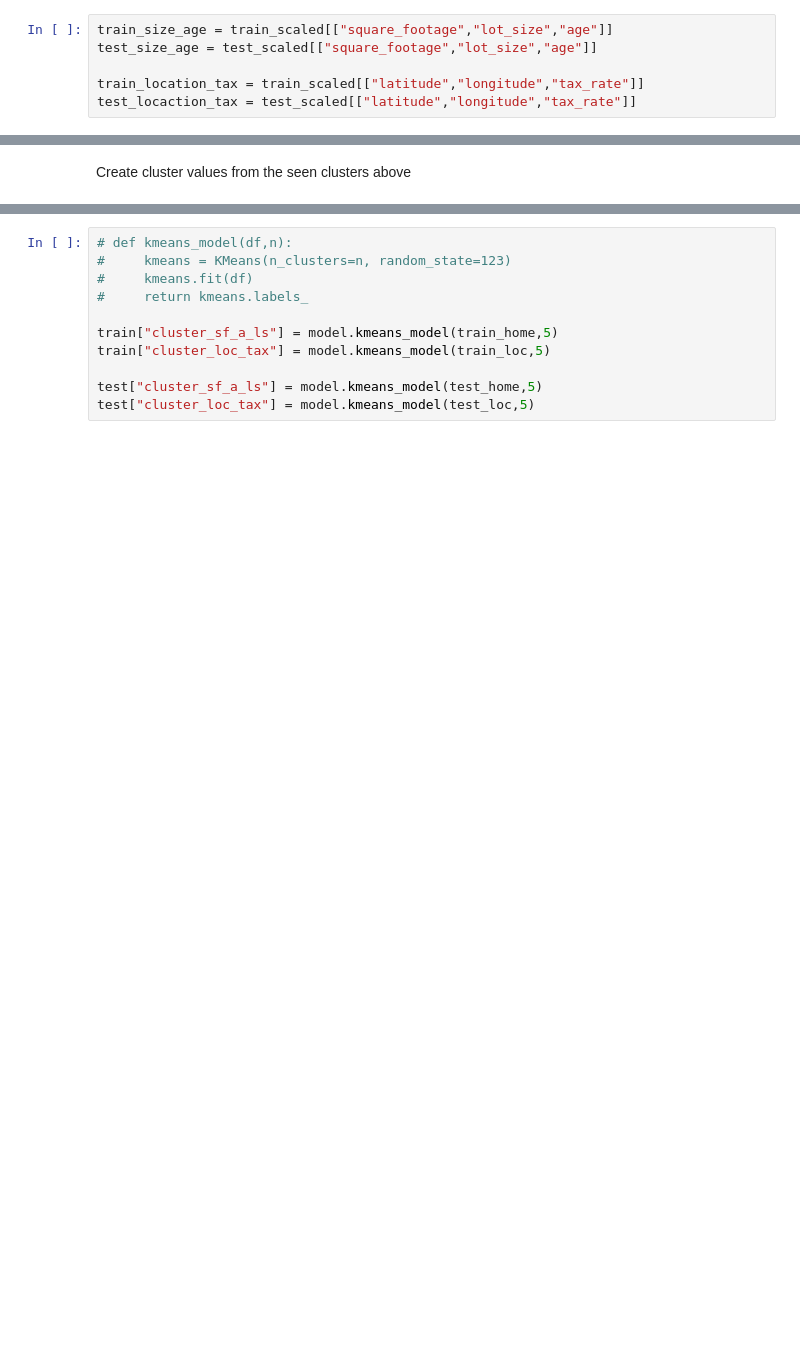
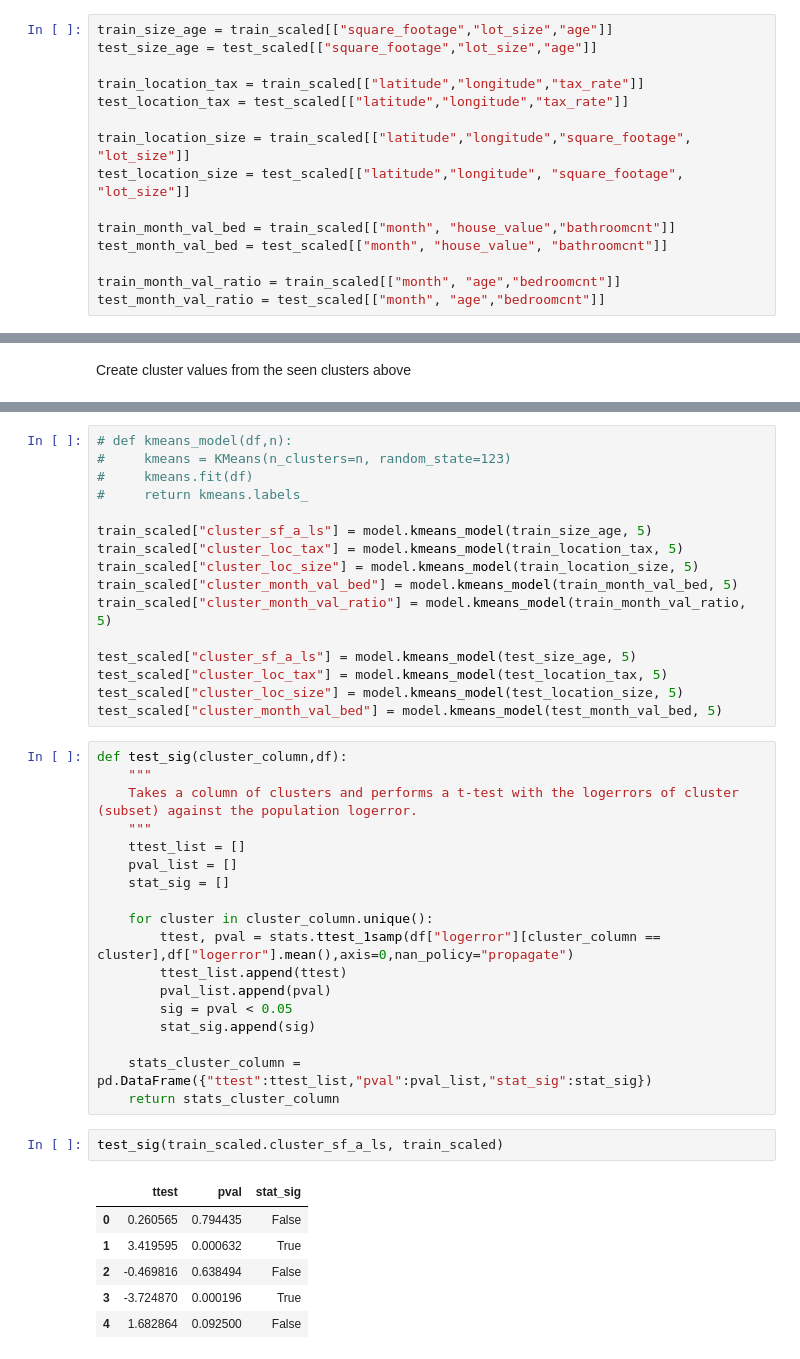
Before and after one commit to clustering-for-log-error/clustering-for-log-error, a Jupyter notebook: chase_notebook.ipynb, the cells around one changed output, grey strips where cells are left out. Saved outputs shown, nothing was run; the diff lists cells and outputs as text; blank space fills up the shorter version.

```diff
--- a/chase_notebook.ipynb
+++ b/chase_notebook.ipynb
@@ -355,4 +410,13 @@ train_size_age = train_scaled[["square_footage","lot_size","age"]]
 test_size_age = test_scaled[["square_footage","lot_size","age"]]
 
 train_location_tax = train_scaled[["latitude","longitude","tax_rate"]]
-test_locaction_tax = test_scaled[["latitude","longitude","tax_rate"]]
+test_location_tax = test_scaled[["latitude","longitude","tax_rate"]]
+
+train_location_size = train_scaled[["latitude","longitude","square_footage", "lot_size"]]
+test_location_size = test_scaled[["latitude","longitude", "square_footage", "lot_size"]]
+
+train_month_val_bed = train_scaled[["month", "house_value","bathroomcnt"]]
+test_month_val_bed = test_scaled[["month", "house_value", "bathroomcnt"]]
+
+train_month_val_ratio = train_scaled[["month", "age","bedroomcnt"]]
+test_month_val_ratio = test_scaled[["month", "age","bedroomcnt"]]
@@ -372,8 +451,40 @@ Create cluster values from the seen clusters above
 #     kmeans.fit(df)
 #     return kmeans.labels_
 
-train["cluster_sf_a_ls"] = model.kmeans_model(train_home,5)
-train["cluster_loc_tax"] = model.kmeans_model(train_loc,5)
+train_scaled["cluster_sf_a_ls"] = model.kmeans_model(train_size_age, 5)
+train_scaled["cluster_loc_tax"] = model.kmeans_model(train_location_tax, 5)
+train_scaled["cluster_loc_size"] = model.kmeans_model(train_location_size, 5)
+train_scaled["cluster_month_val_bed"] = model.kmeans_model(train_month_val_bed, 5)
+train_scaled["cluster_month_val_ratio"] = model.kmeans_model(train_month_val_ratio, 5)
 
-test["cluster_sf_a_ls"] = model.kmeans_model(test_home,5)
-test["cluster_loc_tax"] = model.kmeans_model(test_loc,5)
+test_scaled["cluster_sf_a_ls"] = model.kmeans_model(test_size_age, 5)
+test_scaled["cluster_loc_tax"] = model.kmeans_model(test_location_tax, 5)
+test_scaled["cluster_loc_size"] = model.kmeans_model(test_location_size, 5)
+test_scaled["cluster_month_val_bed"] = model.kmeans_model(test_month_val_bed, 5)
+# %%
+def test_sig(cluster_column,df):
+    """
+    Takes a column of clusters and performs a t-test with the logerrors of cluster (subset) against the population logerror.
+    """
+    ttest_list = []
+    pval_list = []
+    stat_sig = []
+
+    for cluster in cluster_column.unique():
+        ttest, pval = stats.ttest_1samp(df["logerror"][cluster_column == cluster],df["logerror"].mean(),axis=0,nan_policy="propagate")
+        ttest_list.append(ttest)
+        pval_list.append(pval)
+        sig = pval < 0.05
+        stat_sig.append(sig)
+
+    stats_cluster_column = pd.DataFrame({"ttest":ttest_list,"pval":pval_list,"stat_sig":stat_sig})
+    return stats_cluster_column
+# %%
+test_sig(train_scaled.cluster_sf_a_ls, train_scaled)
+# %% [output]
+|  | ttest | pval | stat_sig |
+| 0 | 0.260565 | 0.794435 | False |
+| 1 | 3.419595 | 0.000632 | True |
+| 2 | -0.469816 | 0.638494 | False |
+| 3 | -3.724870 | 0.000196 | True |
+| 4 | 1.682864 | 0.092500 | False |
```
Also changed, not shown: parts of 48 cells of this notebook.
